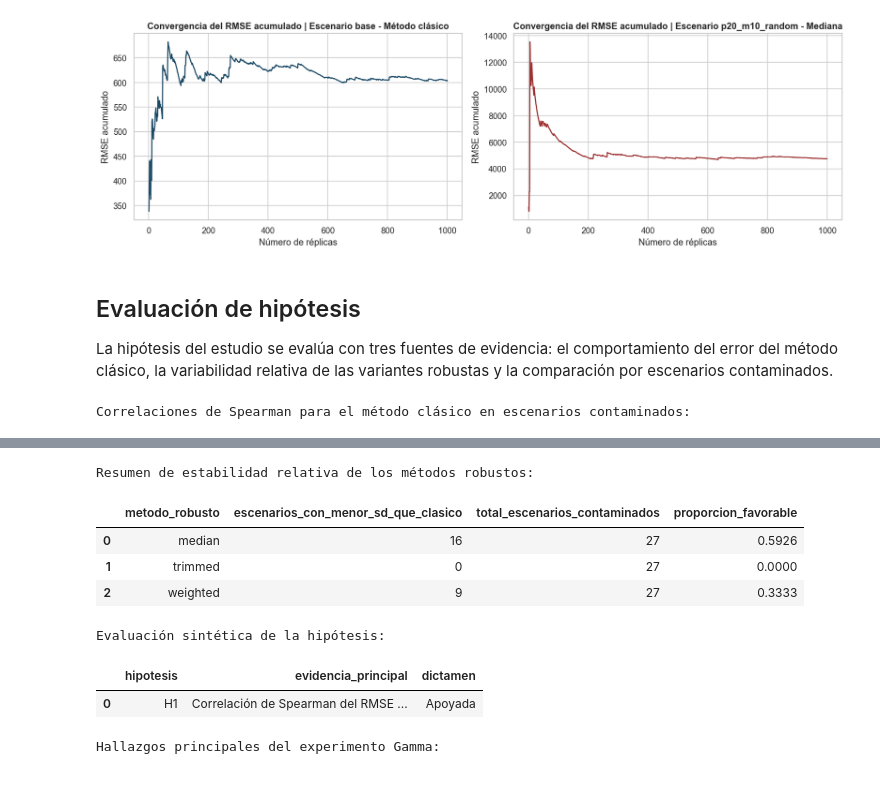
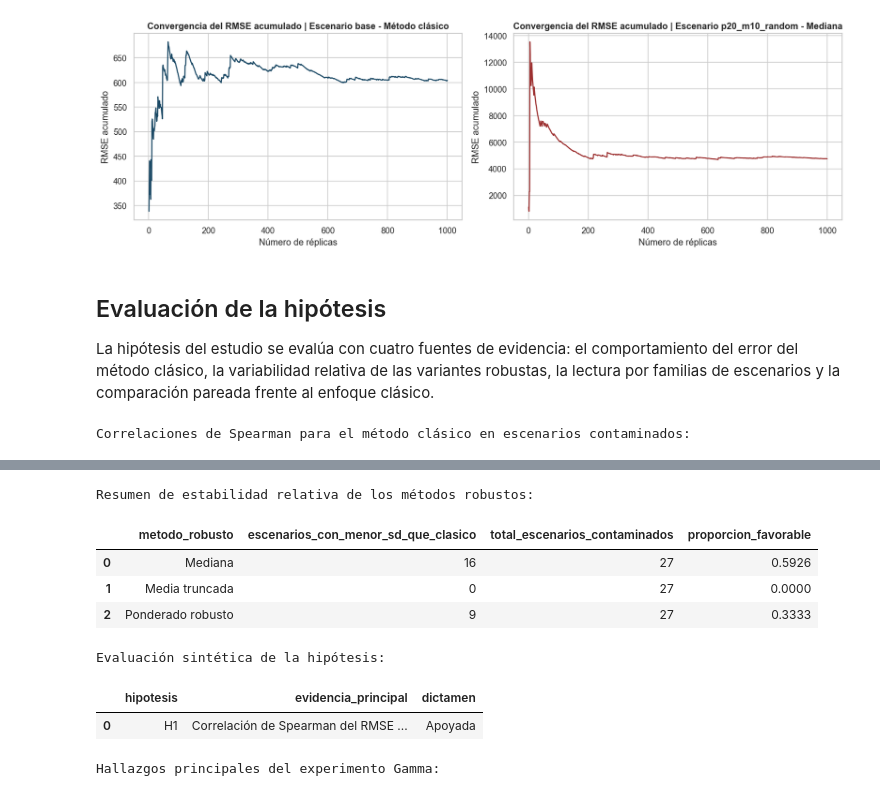
Before and after one commit to nataliazarate1/Proyecto-IBNR-R, a Jupyter notebook: notebooks/ibnr_chain_ladder_robusto.ipynb, the cells around one changed output, grey strips where cells are left out. Cells and saved outputs as stored; diff of their text form; code cells hidden in the pictures.

Commit message:
Refuerza planteamiento y cierre de resultados en notebooks

```diff
--- a/notebooks/ibnr_chain_ladder_robusto.ipynb
+++ b/notebooks/ibnr_chain_ladder_robusto.ipynb
@@ -638,9 +735,9 @@ plt.show()
 # %% [output]
 [figure]
 # %% [markdown]
-## Evaluación de hipótesis
+## Evaluación de la hipótesis
 
-La hipótesis del estudio se evalúa con tres fuentes de evidencia: el comportamiento del error del método clásico, la variabilidad relativa de las variantes robustas y la comparación por escenarios contaminados.
+La hipótesis del estudio se evalúa con cuatro fuentes de evidencia: el comportamiento del error del método clásico, la variabilidad relativa de las variantes robustas, la lectura por familias de escenarios y la comparación pareada frente al enfoque clásico.
 # %%
 # Evaluación sintética de la hipótesis con base en métricas observadas
 classical_metrics = metrics_df.query("scenario != 'base_sin_contaminacion' and method == 'classical'").copy()
@@ -679,6 +776,15 @@ best_stability_row = robust_sd_summary.sort_values("escenarios_con_menor_sd_que_
 best_stability_method = best_stability_row["metodo_robusto"]
 best_stability_count = int(best_stability_row["escenarios_con_menor_sd_que_clasico"])
 
+contaminated_family_summary = family_results_raw.query("familia != 'Sin contaminación'")
+family_leader_counts = (
+    contaminated_family_summary.groupby("best_mean_method")
+    .size()
+    .sort_values(ascending=False)
+)
+leading_family_method = family_leader_counts.index[0]
+leading_family_count = int(family_leader_counts.iloc[0])
+
 hypothesis_table = pd.DataFrame(
     [
         {
@@ -687,38 +793,41 @@ hypothesis_table = pd.DataFrame(
                 f"Correlación de Spearman del RMSE clásico con proporción = "
                 f"{correlation_table.loc['contamination_proportion', 'rmse']:.3f}, "
                 f"con magnitud = {correlation_table.loc['contamination_magnitude', 'rmse']:.3f}. "
-                f"En variabilidad, el método robusto con mejor resultado es {best_stability_method}, "
+                f"En la lectura por familias, {method_labels[leading_family_method]} lidera "
+                f"{leading_family_count} de {len(contaminated_family_summary)} familias contaminadas según RMSE promedio. "
+                f"En variabilidad, el método robusto con mejor resultado es {method_labels[best_stability_method]}, "
                 f"que mejora al clásico en {best_stability_count} de {len(support_sd)} escenarios contaminados."
             ),
             "dictamen": "Apoyada" if (
                 correlation_table.loc["contamination_proportion", "rmse"] > 0
                 and correlation_table.loc["contamination_magnitude", "rmse"] > 0
+                and leading_family_method != "classical"
                 and best_stability_count >= len(support_sd) / 2
             ) else "Parcialmente apoyada",
         },
     ]
 )
 
 print("Correlaciones de Spearman para el método clásico en escenarios contaminados:")
 display(correlation_table)
 print("Resumen de estabilidad relativa de los métodos robustos:")
-display(robust_sd_summary)
+display(robust_sd_summary.assign(metodo_robusto=lambda df: df["metodo_robusto"].map(method_labels)))
 print("Evaluación sintética de la hipótesis:")
 display(hypothesis_table)
 # %% [output]
 Correlaciones de Spearman para el método clásico en escenarios contaminados:
 |  | contamination_proportion | contamination_magnitude | log_magnitude | rmse | mape | sd_estimates |
 | contamination_proportion | 1.0000 | 0.0000 | 0.0000 | 0.3320 | 0.3902 | 0.3028 |
 | contamination_magnitude | 0.0000 | 1.0000 | 1.0000 | 0.9085 | 0.8677 | 0.9260 |
 | log_magnitude | 0.0000 | 1.0000 | 1.0000 | 0.9085 | 0.8677 | 0.9260 |
 | rmse | 0.3320 | 0.9085 | 0.9085 | 1.0000 | 0.9902 | 0.9951 |
 | mape | 0.3902 | 0.8677 | 0.8677 | 0.9902 | 1.0000 | 0.9829 |
 | sd_estimates | 0.3028 | 0.9260 | 0.9260 | 0.9951 | 0.9829 | 1.0000 |
 Resumen de estabilidad relativa de los métodos robustos:
 |  | metodo_robusto | escenarios_con_menor_sd_que_clasico | total_escenarios_contaminados | proporcion_favorable |
-| 0 | median | 16 | 27 | 0.5926 |
-| 1 | trimmed | 0 | 27 | 0.0000 |
-| 2 | weighted | 9 | 27 | 0.3333 |
+| 0 | Mediana | 16 | 27 | 0.5926 |
+| 1 | Media truncada | 0 | 27 | 0.0000 |
+| 2 | Ponderado robusto | 9 | 27 | 0.3333 |
 Evaluación sintética de la hipótesis:
 |  | hipotesis | evidencia_principal | dictamen |
 | 0 | H1 | Correlación de Spearman del RMSE ... | Apoyada |
```
Also changed, not shown: parts of 8 cells of this notebook, 1 other file.
